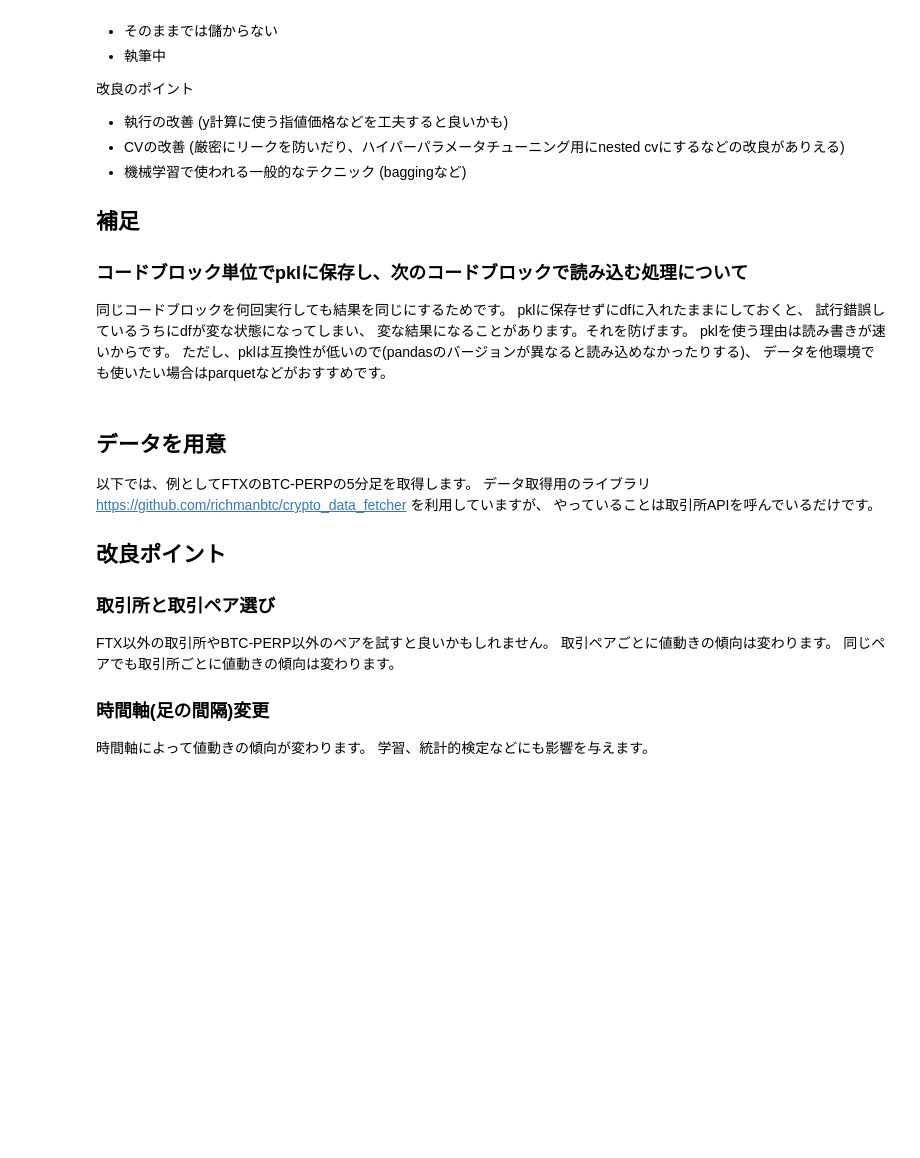
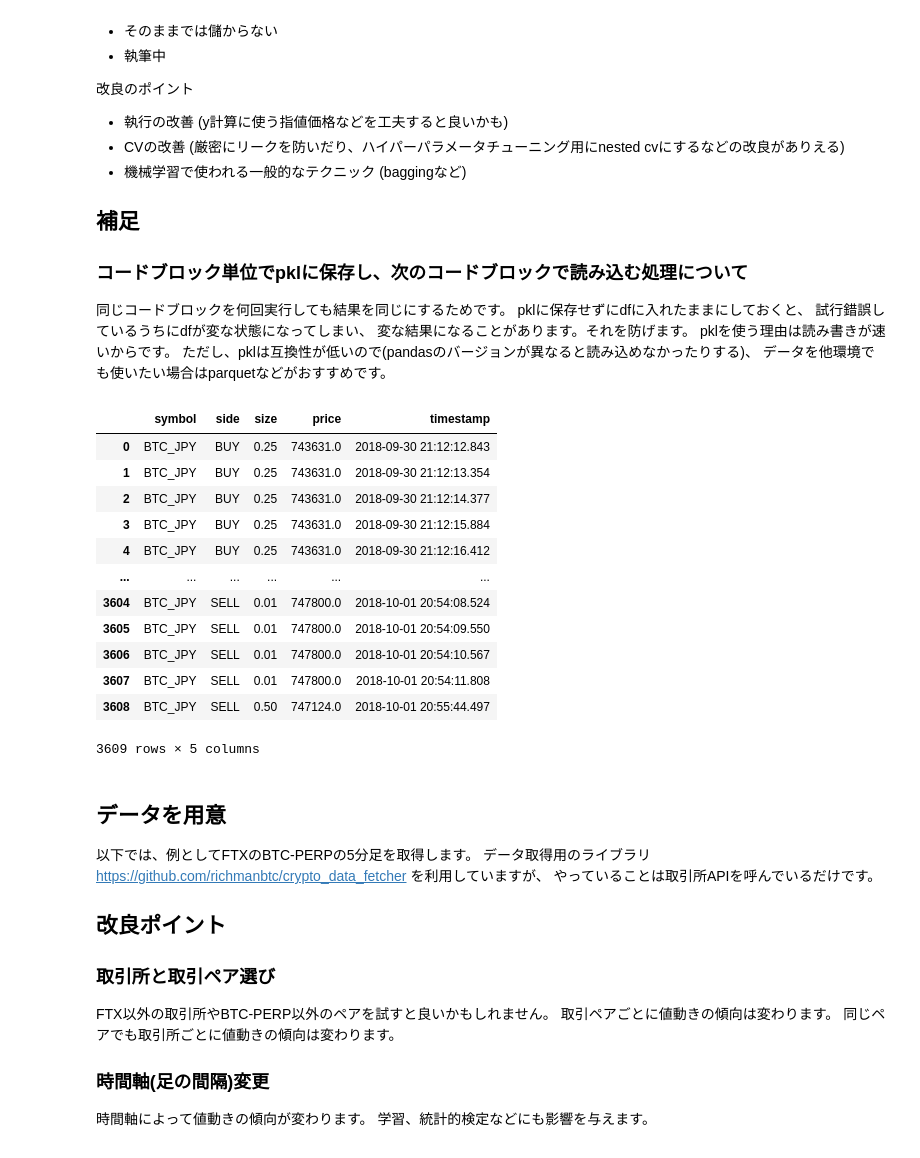
Before and after one commit to richmanbtc/mlbot_tutorial, a Jupyter notebook: work/tutorial.ipynb, the cells around one changed output. Cells and saved outputs as stored; diff of their text form; code cells hidden in the pictures; blank space fills up the shorter version.

```diff
--- a/work/tutorial.ipynb
+++ b/work/tutorial.ipynb
@@ -59,3 +64,20 @@ pd.options.mode.chained_assignment = None
+# %%
+df = pd.read_csv('https://api.coin.z.com/data/trades/BTC_JPY/2018/10/20181001_BTC_JPY.csv.gz')
+display(df)
+# %% [output]
+|  | symbol | side | size | price | timestamp |
+| 0 | BTC_JPY | BUY | 0.25 | 743631.0 | 2018-09-30 21:12:12.843 |
+| 1 | BTC_JPY | BUY | 0.25 | 743631.0 | 2018-09-30 21:12:13.354 |
+| 2 | BTC_JPY | BUY | 0.25 | 743631.0 | 2018-09-30 21:12:14.377 |
+| 3 | BTC_JPY | BUY | 0.25 | 743631.0 | 2018-09-30 21:12:15.884 |
+| 4 | BTC_JPY | BUY | 0.25 | 743631.0 | 2018-09-30 21:12:16.412 |
+| ... | ... | ... | ... | ... | ... |
+| 3604 | BTC_JPY | SELL | 0.01 | 747800.0 | 2018-10-01 20:54:08.524 |
+| 3605 | BTC_JPY | SELL | 0.01 | 747800.0 | 2018-10-01 20:54:09.550 |
+| 3606 | BTC_JPY | SELL | 0.01 | 747800.0 | 2018-10-01 20:54:10.567 |
+| 3607 | BTC_JPY | SELL | 0.01 | 747800.0 | 2018-10-01 20:54:11.808 |
+| 3608 | BTC_JPY | SELL | 0.50 | 747124.0 | 2018-10-01 20:55:44.497 |
+3609 rows × 5 columns
 # %% [markdown]
 ## データを用意
 
```
Also changed, not shown: parts of 8 cells of this notebook, 1 other file.
